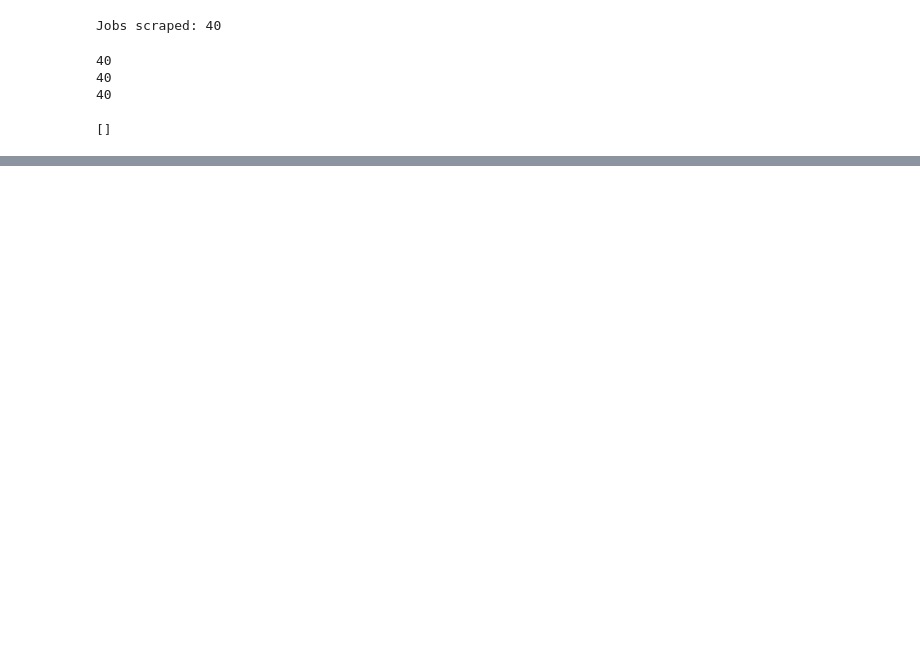
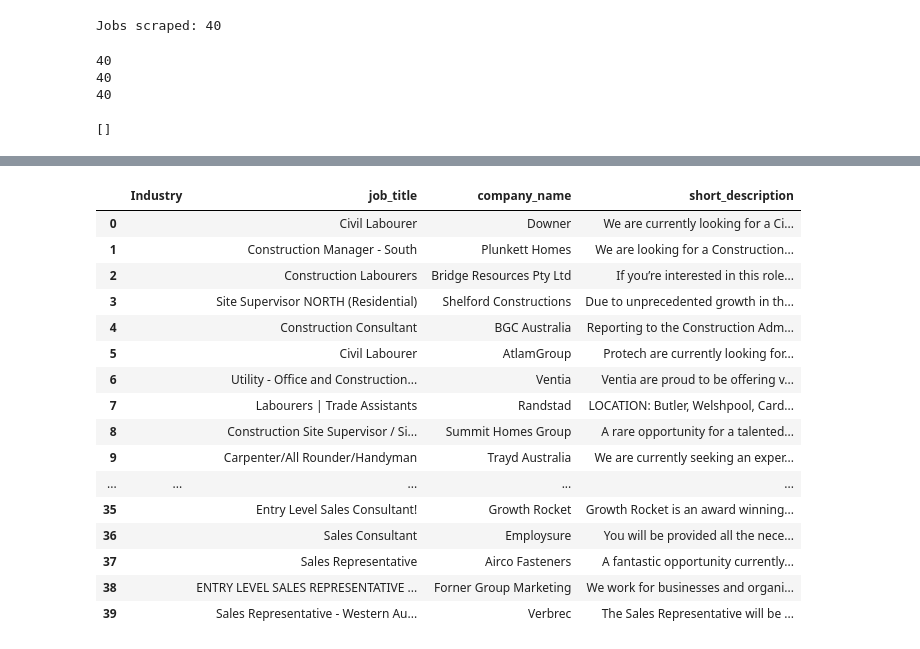
Before and after one commit to jonowood/Project_3, a Jupyter notebook: Jora_scrape_2.ipynb, the cells around one changed output, grey strips where cells are left out. Saved outputs shown, nothing was run; the diff lists cells and outputs as text; code cells hidden in the pictures; blank space fills up the shorter version.

```diff
--- a/Jora_scrape_2.ipynb
+++ b/Jora_scrape_2.ipynb
@@ -111,0 +114,20 @@ jora_df
+# %%
+jora_df
+# %% [output]
+|  | Industry | job_title | company_name | short_description |
+| 0 |  | Civil Labourer | Downer | We are currently looking for a Ci... |
+| 1 |  | Construction Manager - South | Plunkett Homes | We are looking for a Construction... |
+| 2 |  | Construction Labourers | Bridge Resources Pty Ltd | If you’re interested in this role... |
+| 3 |  | Site Supervisor NORTH (Residential) | Shelford Constructions | Due to unprecedented growth in th... |
+| 4 |  | Construction Consultant | BGC Australia | Reporting to the Construction Adm... |
+| 5 |  | Civil Labourer | AtlamGroup | Protech are currently looking for... |
+| 6 |  | Utility - Office and Construction... | Ventia | Ventia are proud to be offering v... |
+| 7 |  | Labourers | Trade Assistants | Randstad | LOCATION: Butler, Welshpool, Card... |
+| 8 |  | Construction Site Supervisor / Si... | Summit Homes Group | A rare opportunity for a talented... |
+| 9 |  | Carpenter/All Rounder/Handyman | Trayd Australia | We are currently seeking an exper... |
+| ... | ... | ... | ... | ... |
+| 35 |  | Entry Level Sales Consultant! | Growth Rocket | Growth Rocket is an award winning... |
+| 36 |  | Sales Consultant | Employsure | You will be provided all the nece... |
+| 37 |  | Sales Representative | Airco Fasteners | A fantastic opportunity currently... |
+| 38 |  | ENTRY LEVEL SALES REPRESENTATIVE ... | Forner Group Marketing | We work for businesses and organi... |
+| 39 |  | Sales Representative - Western Au... | Verbrec | The Sales Representative will be ... |
```
Also changed, not shown: parts of 17 cells of this notebook, 2 other files.
